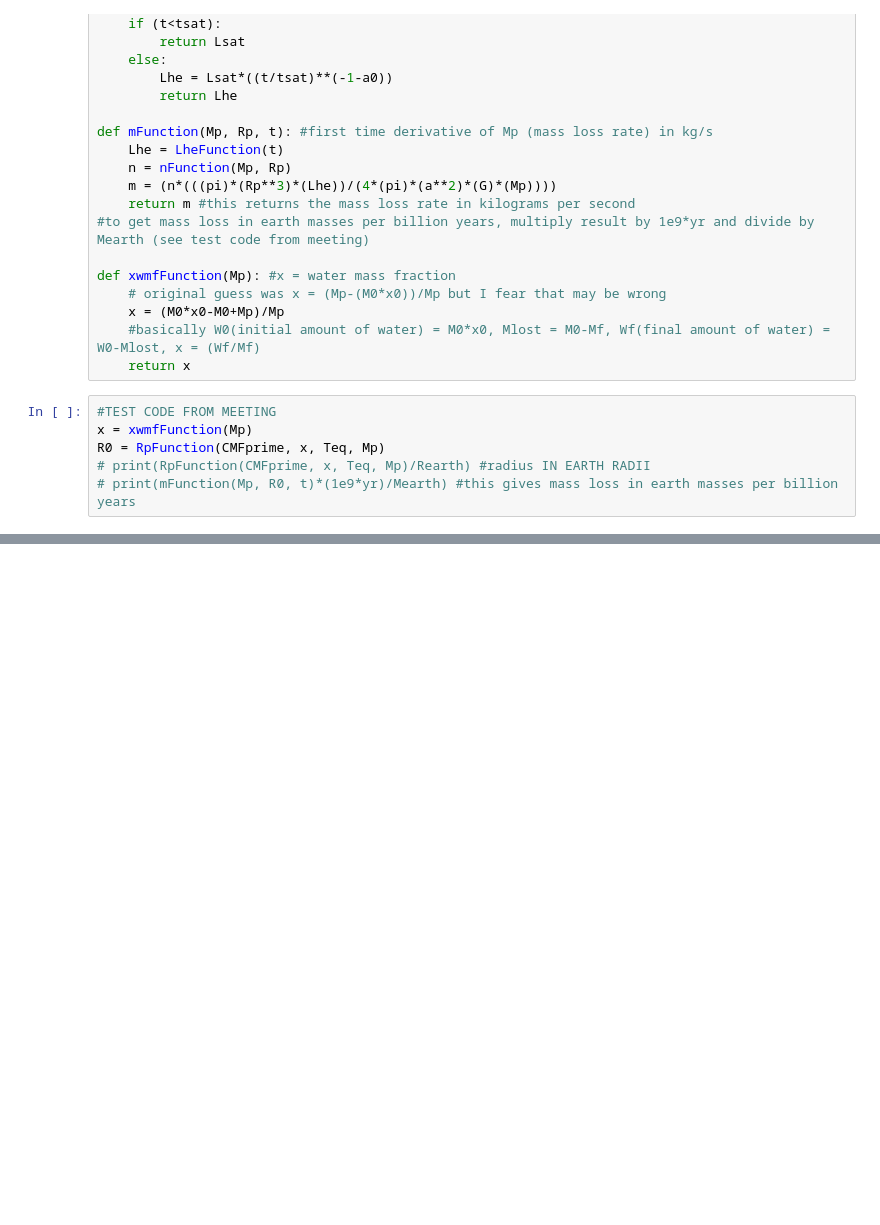
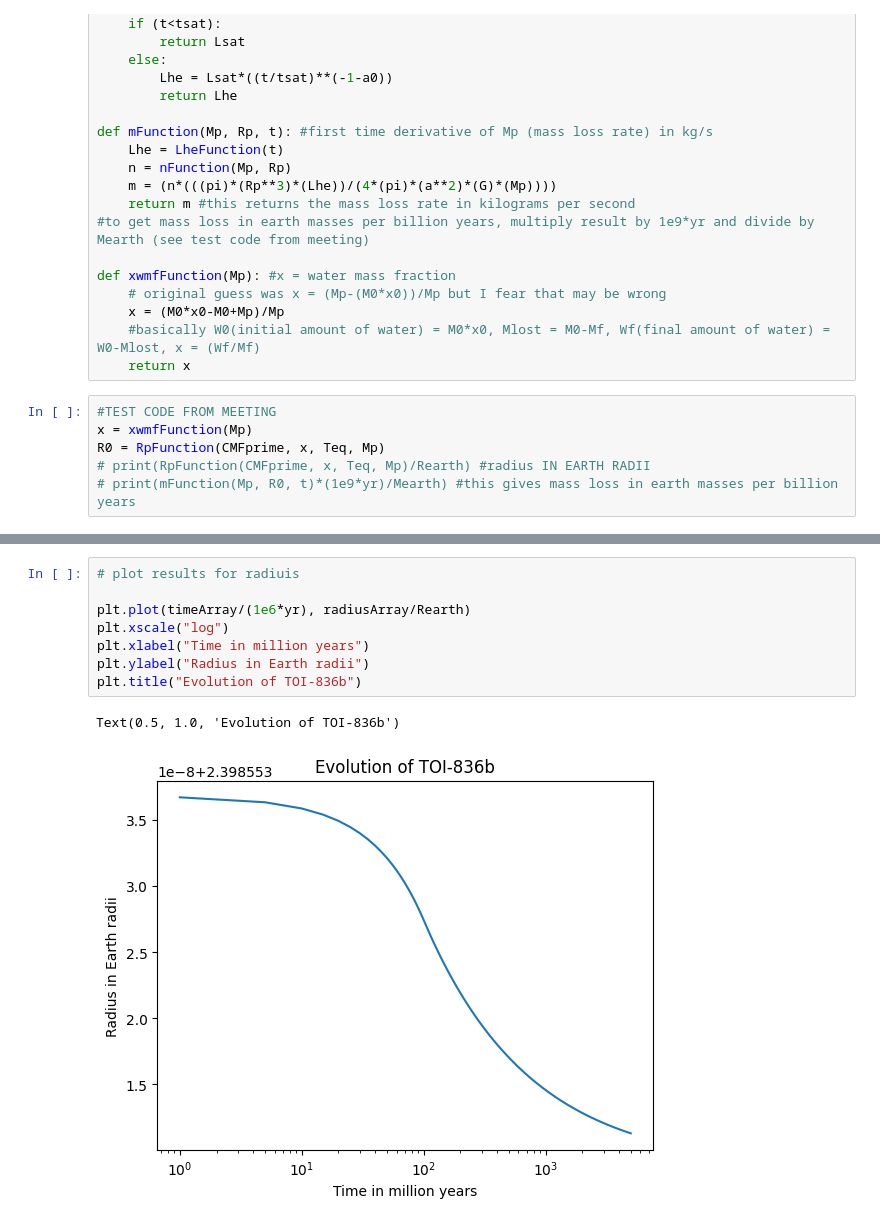
Before and after one commit to an0wen/astro9-w25-steamworldsloss, a Jupyter notebook: planet_evolution_HF.ipynb, the cells around one changed output, grey strips where cells are left out. Cells and saved outputs as stored; diff of their text form; blank space fills up the shorter version.

```diff
--- a/planet_evolution_HF.ipynb
+++ b/planet_evolution_HF.ipynb
@@ -148,0 +165,11 @@ Final Mass, Radii in Earth units: 4.529999860441848, 2.398553011308422
+# %%
+# plot results for radiuis
+
+plt.plot(timeArray/(1e6*yr), radiusArray/Rearth)
+plt.xscale("log")
+plt.xlabel("Time in million years")
+plt.ylabel("Radius in Earth radii")
+plt.title("Evolution of TOI-836b")
+# %% [output]
+Text(0.5, 1.0, 'Evolution of TOI-836b')
+[figure, added]
```
Also changed, not shown: parts of 3 cells of this notebook.
